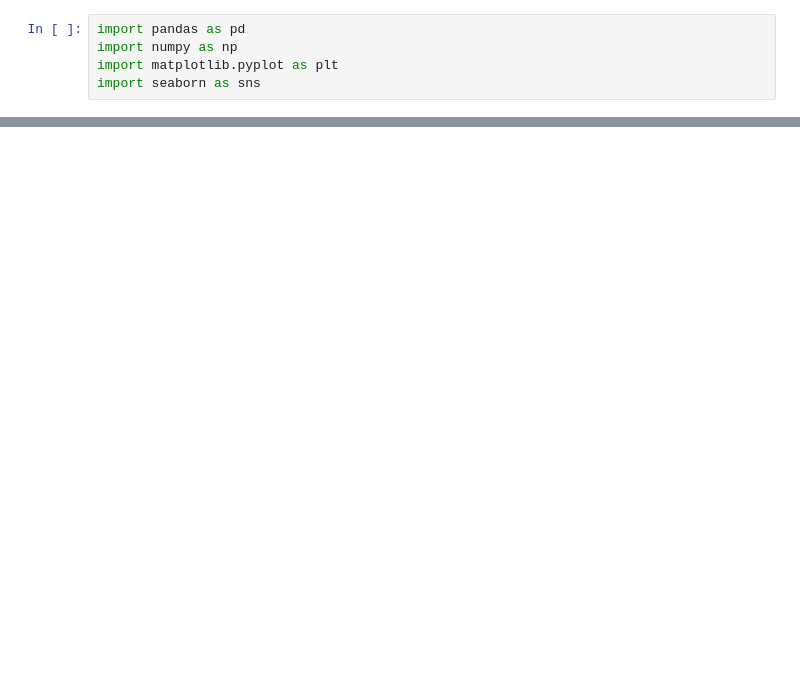
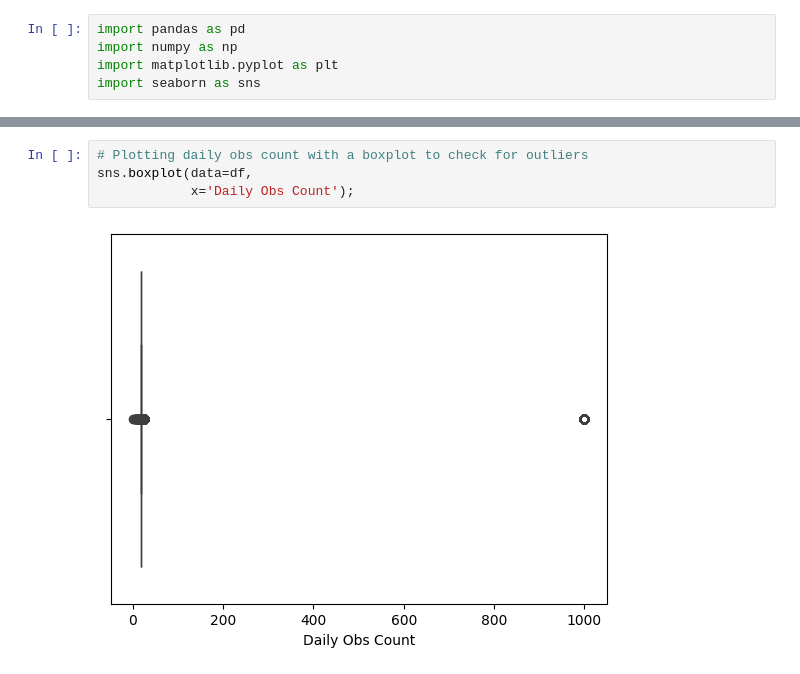
Before and after one commit to imanadeko/Analyzing-Ozone-Pollution-Trends-Across-California, a Jupyter notebook: notebook.ipynb, the cells around one changed output, grey strips where cells are left out. Saved outputs shown, nothing was run; the diff lists cells and outputs as text; blank space fills up the shorter version.

```diff
--- a/notebook.ipynb
+++ b/notebook.ipynb
@@ -40,0 +108,6 @@ df.head(30)
+# %%
+# Plotting daily obs count with a boxplot to check for outliers
+sns.boxplot(data=df,
+            x='Daily Obs Count');
+# %% [output]
+[figure, added]
```
Also changed, not shown: parts of 13 cells of this notebook.
